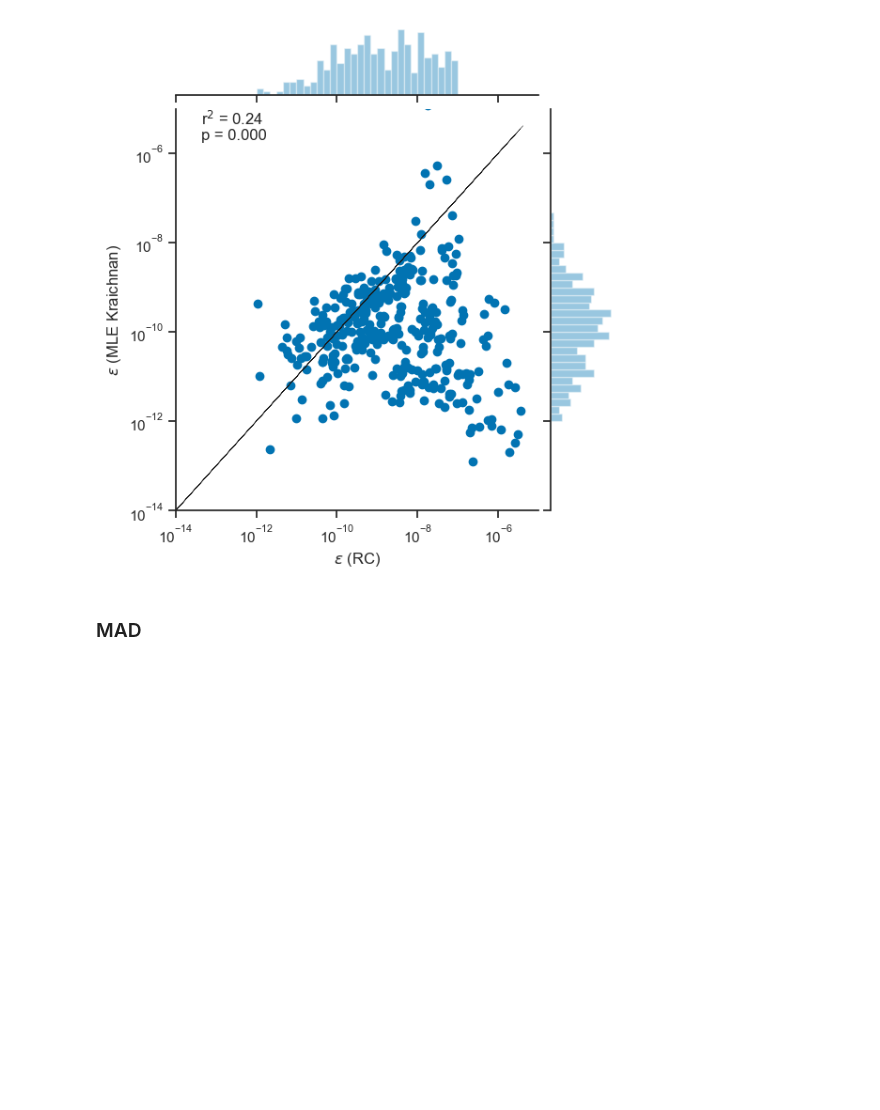
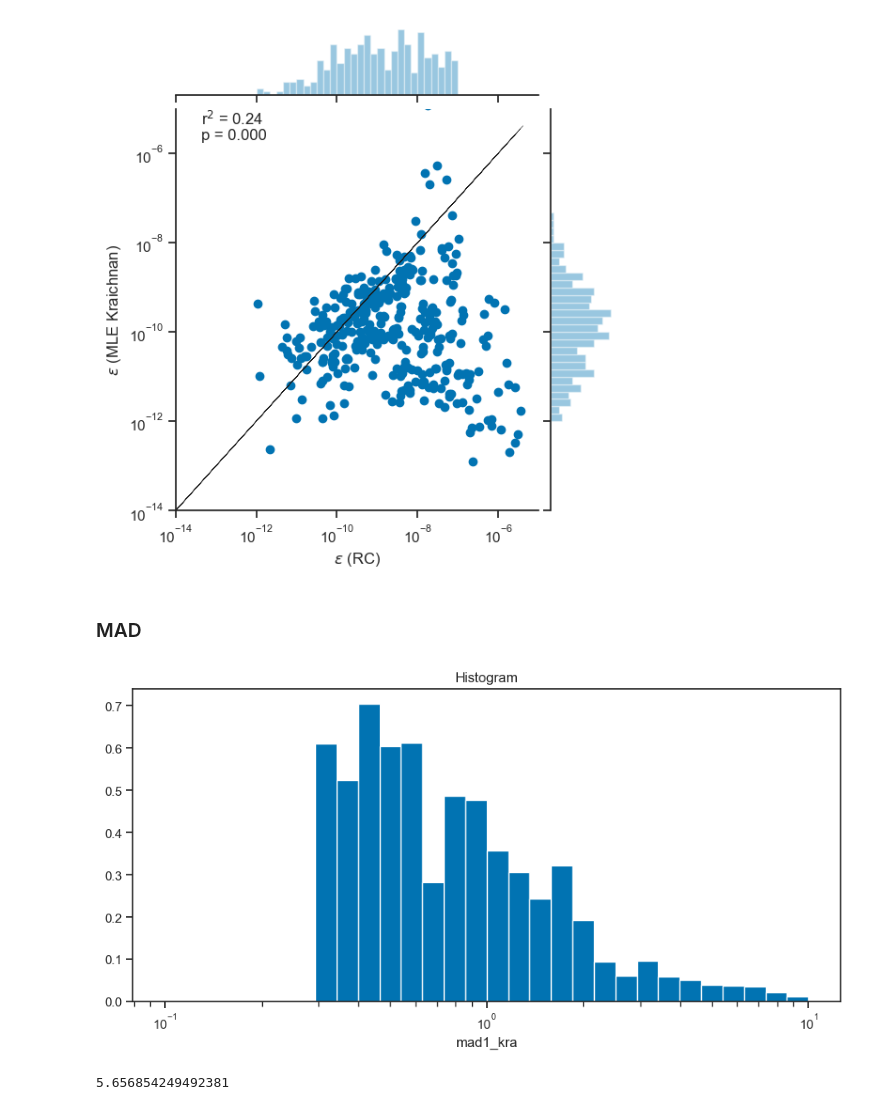
Before and after one commit to sessink/epsilon_from_emapex, a Jupyter notebook: notebooks/qc_epsilon.ipynb, the cells around one changed output. Drawn from its saved outputs; the diff is of its cells as text; code cells hidden in the pictures; blank space fills up the shorter version.

```diff
--- a/notebooks/qc_epsilon.ipynb
+++ b/notebooks/qc_epsilon.ipynb
@@ -94,3 +77,7 @@ plot_correlation(ds.eps_rc, ds.eps1_kra)
 [figure]
 # %% [markdown]
 ### MAD
+# %%
+def find_logbins(array,nbins,ranges):
+    _, bins = np.histogram(array, bins=nbins, range=ranges)
+    return np.logspace(np.log10(bins[0]),np.log10(bins[-1]),len(bins))
@@ -99,9 +161,20 @@ ds = mad(ds,p)
+# %%
+logbins = find_logbins(ds.mad1_kra, nbins=30, ranges=(1e-1,1e1))
+ds.mad1_kra.plot.hist(density=True, range=(1e-1,1e1), xscale='log', bins=logbins);
+# %% [output]
+[figure, added]
 # %%
-ds['eps1_kra'] = ds['eps1_kra'].where( ds['mad1_kra']<1)
-ds['eps1_bat'] = ds['eps1_bat'].where( ds['mad1_bat']<1)
+dmin=4
+madmax = 8*(2/dmin)**0.5
+print(madmax)
 
-ds['eps2_kra'] = ds['eps2_kra'].where( ds['mad2_kra']<1)
-ds['eps2_bat'] = ds['eps2_bat'].where( ds['mad2_bat']<1)
+ds['eps1_kra'] = ds['eps1_kra'].where( ds['mad1_kra']<madmax)
+ds['eps1_bat'] = ds['eps1_bat'].where( ds['mad1_bat']<madmax)
+
+ds['eps2_kra'] = ds['eps2_kra'].where( ds['mad2_kra']<madmax)
+ds['eps2_bat'] = ds['eps2_bat'].where( ds['mad2_bat']<madmax)
+# %% [output]
+5.656854249492381
 # %%
 plot_correlation(ds.eps_rc, ds.eps1_kra)
 # %% [output]
```
Also changed, not shown: parts of 9 cells of this notebook, 2 other files.
